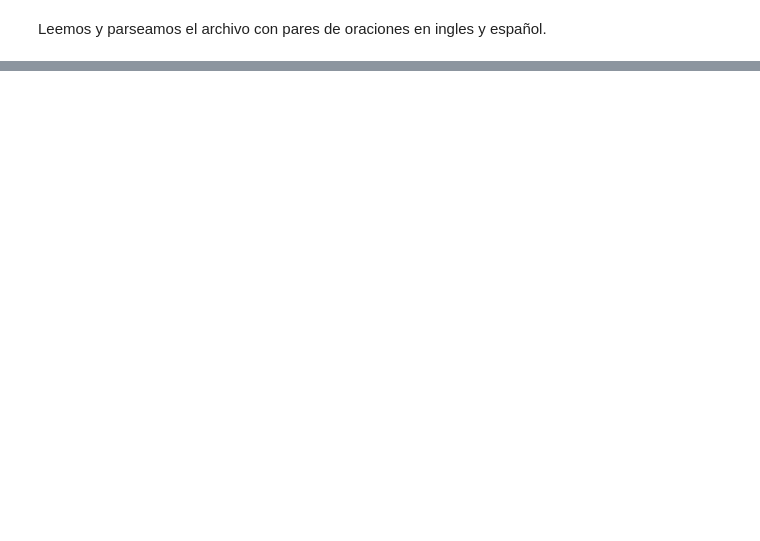
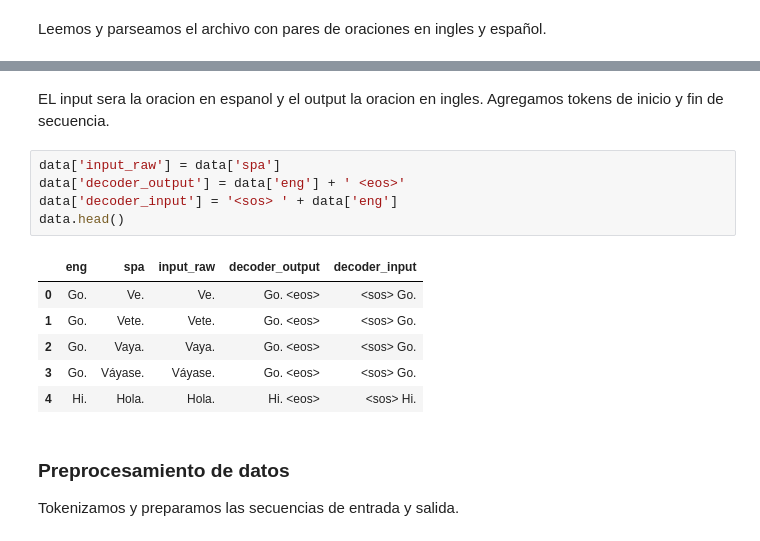
Before and after one commit to maximdorogov/fiuba-nlp, a Jupyter notebook: desafio_4/desafio_4.ipynb, the cells around one changed output, grey strips where cells are left out. Saved outputs shown, nothing was run; the diff lists cells and outputs as text; blank space fills up the shorter version.

```diff
--- a/desafio_4/desafio_4.ipynb
+++ b/desafio_4/desafio_4.ipynb
@@ -27,0 +52,18 @@ data.tail()
+# %% [markdown]
+EL input sera la oracion en espanol y el output la oracion en ingles. Agregamos tokens de inicio y fin de secuencia.
+# %%
+data['input_raw'] = data['spa']
+data['decoder_output'] = data['eng'] + ' <eos>'
+data['decoder_input'] = '<sos> ' + data['eng']
+data.head()
+# %% [output]
+|  | eng | spa | input_raw | decoder_output | decoder_input |
+| 0 | Go. | Ve. | Ve. | Go. <eos> | <sos> Go. |
+| 1 | Go. | Vete. | Vete. | Go. <eos> | <sos> Go. |
+| 2 | Go. | Vaya. | Vaya. | Go. <eos> | <sos> Go. |
+| 3 | Go. | Váyase. | Váyase. | Go. <eos> | <sos> Go. |
+| 4 | Hi. | Hola. | Hola. | Hi. <eos> | <sos> Hi. |
+# %% [markdown]
+### Preprocesamiento de datos
+
+Tokenizamos y preparamos las secuencias de entrada y salida.
```
Also changed, not shown: parts of 23 cells of this notebook, 3 other files.
